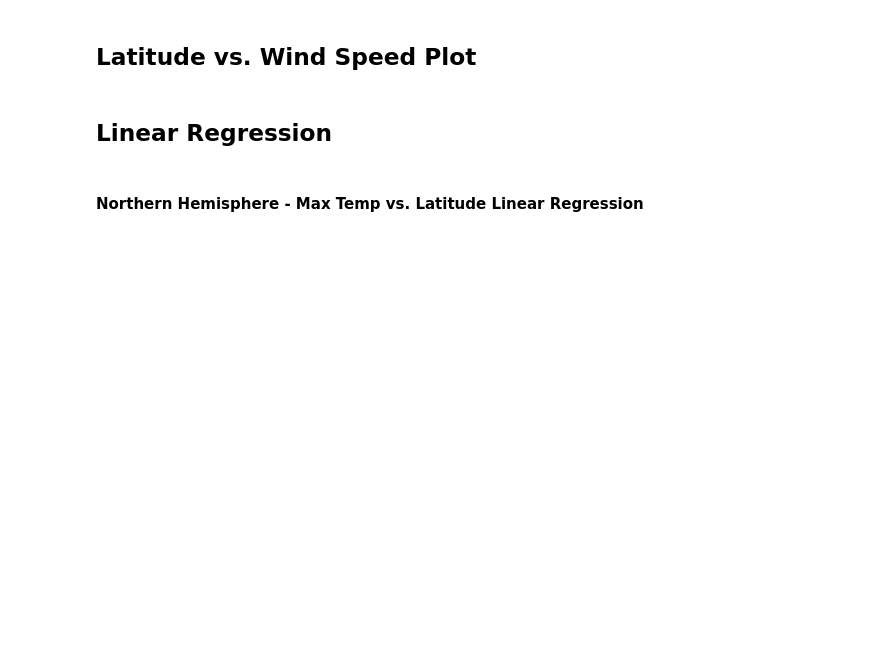
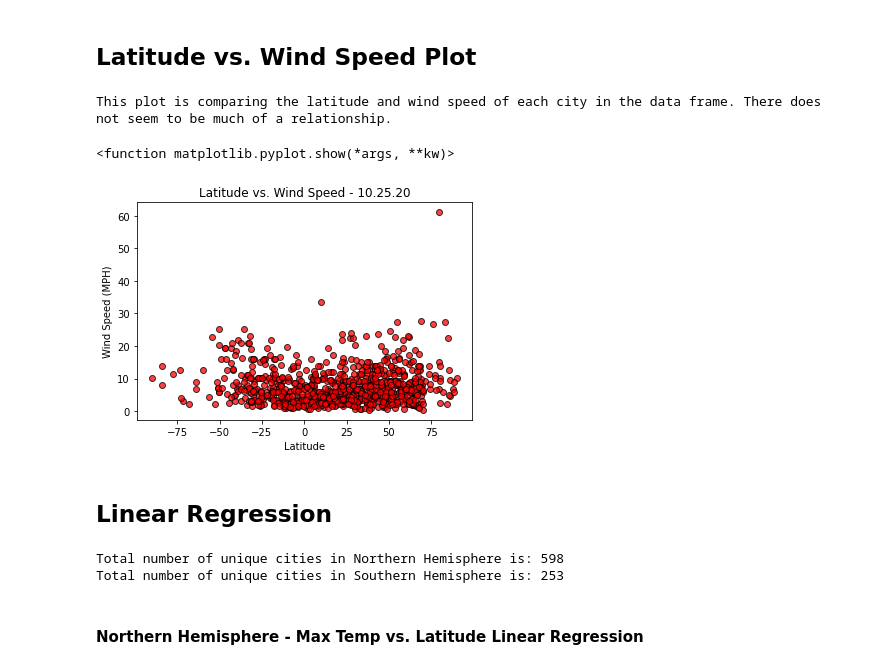
Before and after one commit to MrBadinger/Python_API_Challenge, a Jupyter notebook: starter_code/WeatherPy/WeatherPy.ipynb, the cells around one changed output. Cells and saved outputs as stored; diff of their text form; code cells hidden in the pictures; blank space fills up the shorter version.

```diff
--- a/starter_code/WeatherPy/WeatherPy.ipynb
+++ b/starter_code/WeatherPy/WeatherPy.ipynb
@@ -221,6 +303,41 @@ Total number of unique cities in weather dataframe is: 851
 # %% [markdown]
 ## Latitude vs. Wind Speed Plot
+# %%
+# Set Axises
+x_axis = clean_city_data["Latitude"]
+y_axis = clean_city_data["Wind Speed (MPH)"]
+
+# Create Scatter Plot
+fig_4 = plt.scatter(x_axis, y_axis, marker="o", facecolors="red", edgecolors="black", alpha=0.75)
+
+# Set Lables and other
+plt.title("Latitude vs. Wind Speed - 10.25.20")
+plt.xlabel("Latitude")
+plt.ylabel("Wind Speed (MPH)")
+
+fig_4.figure.savefig('lat_v_wind.png')
+
+
+print("This plot is comparing the latitude and wind speed of each city in the data frame. There does not seem to be much of a relationship.")
+
+
+
+
+plt.show
+# %% [output]
+This plot is comparing the latitude and wind speed of each city in the data frame. There does not seem to be much of a relationship.
+<function matplotlib.pyplot.show(*args, **kw)>
+[figure, added]
 # %% [markdown]
 ## Linear Regression
+# %%
+# Set Clean City DF to North and South Hemispheres
+north_hem = clean_city_data[clean_city_data["Latitude"] > 0]
+south_hem = clean_city_data[clean_city_data["Latitude"] < 0]
+print("Total number of unique cities in Northern Hemisphere is: " + str(len(north_hem.index)))
+print("Total number of unique cities in Southern Hemisphere is: " + str(len(south_hem.index)))
+# %% [output]
+Total number of unique cities in Northern Hemisphere is: 598
+Total number of unique cities in Southern Hemisphere is: 253
 # %% [markdown]
 ####  Northern Hemisphere - Max Temp vs. Latitude Linear Regression
```
Also changed, not shown: parts of 14 cells of this notebook, 12 other files.
